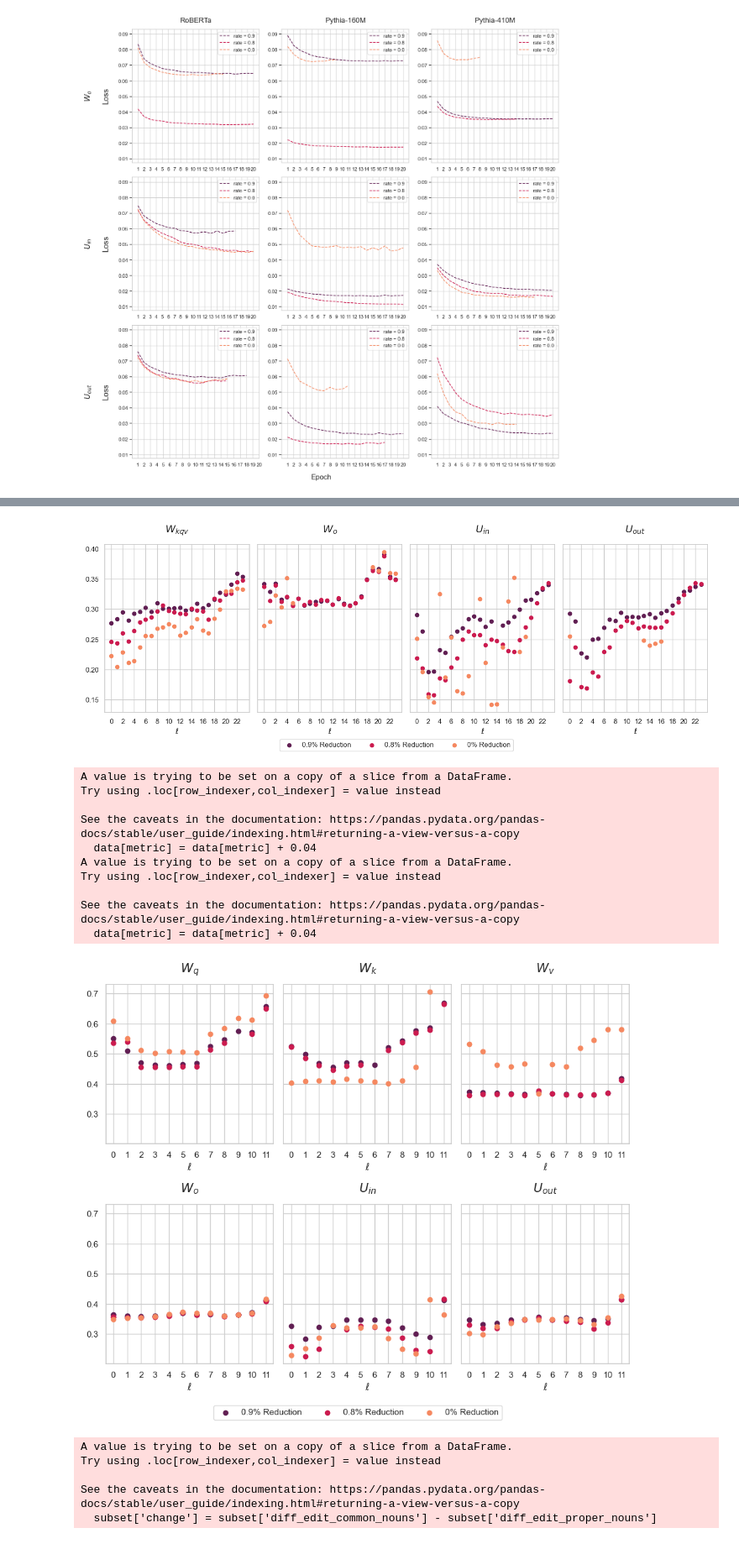
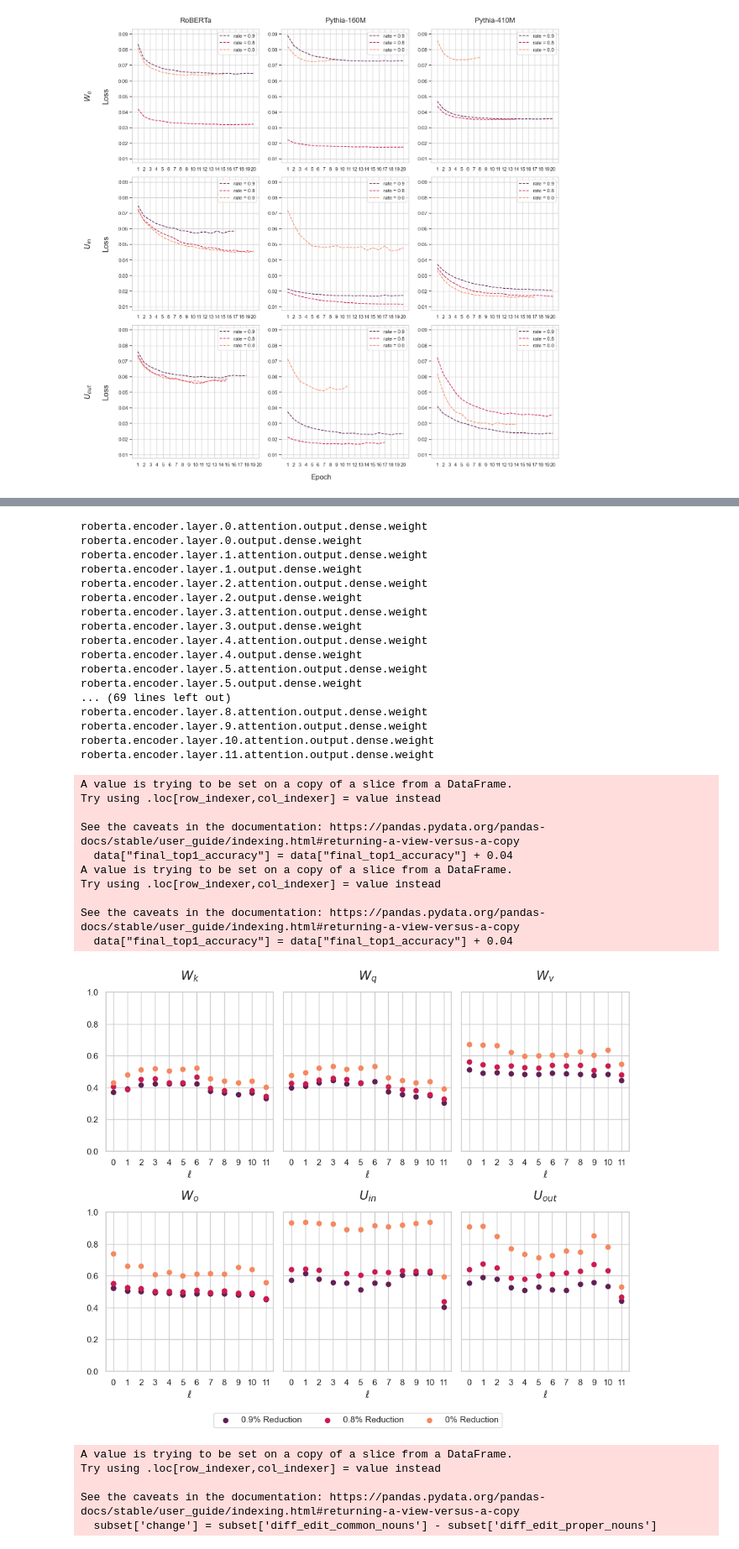
Before and after one commit to will-r-smith/STUDY, a Jupyter notebook: analysis.ipynb, the cells around one changed output, grey strips where cells are left out. Shown at 84% size. Saved outputs shown, nothing was run; the diff lists cells and outputs as text; code cells hidden in the pictures.

```diff
--- a/analysis.ipynb
+++ b/analysis.ipynb
@@ -148,6 +148,9 @@ def collect_data(model):
         lnum_ind = 3
     else:
         lnum_ind = 2
+
+    for p in df_none["parameter"]:
+        print(p)
 
     df_none["lnum"] = df_none["parameter"].apply(lambda param: int(param.split(".")[lnum_ind]))
     df_none["lname"] = df_none["parameter"].apply(lambda param: param.split(".")[lnum_ind+1] + "." + param.split(".")[lnum_ind+2] + "." + param.split(".")[lnum_ind+3])
@@ -707,7 +710,7 @@ for m in range(len(models)):
                         val = 60
                     elif d == 4:
                         val = 40
-            results[m, b, d] = val
+            results[m, b, d] = val /5
 
 block_labels = [f"$W_o$", f"$U_{{in}}$", f"$U_{{out}}$"]
 dep_labels = ["CN", "PN", "V", "MV", "ADJ", "ADV", "D", "C", "PREP", "PRO", "I", "N", "FW"]
@@ -750,7 +753,7 @@ for i in range(9):
         ax.yaxis.set_ticks_position('left')
         #ax.set_yticklabels([])
 
-    ax.set_ylim(-850, 300)
+    ax.set_ylim(-150, 100)
 
     """# Set a consistent y-axis limit
     if model_idx == 0:
@@ -818,9 +838,12 @@ blocks = {
 block_labels = [f"$W_{{kqv}}$", f"$W_o$", f"$U_{{in}}$", f"$U_{{out}}$", ]
 
 
-metric = 'correct_final_loss'
+metric = 'corrected_final_top1_accuracy'
 
 models = ["pythia160m", "pythia410m"]
+
+
+models = ["pythia410m"]
 
 for m in range(len(models)):
     df, df_none = collect_data(models[m])
@@ -839,8 +862,8 @@ for m in range(len(models)):
 
         for rate, color in zip([0.9, 0.8, 0], colors):
             if rate == 0 and 'edited' not in metric:
-                data = df_none[df_none['lname'] == block]
-                ax.scatter(data['lnum'], data[metric], label=f'{rate}% Reduction', color=color)
+                out = data[metric]
+                ax.scatter(data['lnum'], out, label=f'{rate}% Reduction', color=color)
             elif "edited" in metric and rate == 0:
                 ax.plot(data['lnum'], data["original_top1_accuracy"], label=f'{rate}% Reduction', color=colors[2], linestyle = "--", linewidth = 2)
             else:
@@ -868,6 +891,8 @@ for m in range(len(models)):
             ax.set_ylim(0, 1)
         else:
             ax.set_ylim(0, 0.2)"""
+
+        ax.set_ylim(0, 1)
 
         if b == 0:
             if metric == "final_top1_accuracy":
@@ -905,7 +930,7 @@ blocks = {
     'output.dense.weight': 5
 }
 
-block_labels = [f"$W_q$", f"$W_k$", f"$W_v$", f"$W_o$", f"$U_{{in}}$", f"$U_{{out}}$", f"$W_{{kqv}}$", f"$W_o$", f"$U_{{in}}$", f"$U_{{out}}$"]
+block_labels = [f"$W_k$", f"$W_q$", f"$W_v$", f"$W_o$", f"$U_{{in}}$", f"$U_{{out}}$", f"$W_{{kqv}}$", f"$W_o$", f"$U_{{in}}$", f"$U_{{out}}$"]
 
 models = ["roberta_base"]
 
@@ -931,8 +956,9 @@ for m in range(len(models)):
             if rate == 0 and 'edited' not in metric:
                 data = df_none[df_none['lname'] == block]
                 if b < 2:
-                    data[metric] = data[metric] + 0.04
-                ax.scatter(data['lnum'], data[metric], label=f'{rate}% Reduction', color=color)
+                    data["final_top1_accuracy"] = data["final_top1_accuracy"] + 0.04
+                out = data["final_top1_accuracy"] - 0.2
+                ax.scatter(data['lnum'], out, label=f'{rate}% Reduction', color=color)
             elif "edited" in metric and rate == 0:
                 ax.plot(data['lnum'], data["original_top1_accuracy"], label=f'{rate}% Reduction', color=colors[2], linestyle = "--", linewidth = 2)
             else:
@@ -962,6 +988,8 @@ for m in range(len(models)):
             ax.set_ylim(0, 0.2)
         """
 
+        ax.set_ylim(0, 1)
+
 
 
         if b == 0 or b == 3:
@@ -994,15 +1039,31 @@ for m in range(len(models)):
+roberta.encoder.layer.0.attention.output.dense.weight
+roberta.encoder.layer.0.output.dense.weight
+roberta.encoder.layer.1.attention.output.dense.weight
+roberta.encoder.layer.1.output.dense.weight
+roberta.encoder.layer.2.attention.output.dense.weight
+roberta.encoder.layer.2.output.dense.weight
+roberta.encoder.layer.3.attention.output.dense.weight
+roberta.encoder.layer.3.output.dense.weight
+roberta.encoder.layer.4.attention.output.dense.weight
+roberta.encoder.layer.4.output.dense.weight
+roberta.encoder.layer.5.attention.output.dense.weight
+roberta.encoder.layer.5.output.dense.weight
+... (69 lines left out)
+roberta.encoder.layer.8.attention.output.dense.weight
+roberta.encoder.layer.9.attention.output.dense.weight
+roberta.encoder.layer.10.attention.output.dense.weight
+roberta.encoder.layer.11.attention.output.dense.weight
+A value is trying to be set on a copy of a slice from a DataFrame.
+Try using .loc[row_indexer,col_indexer] = value instead
+
+See the caveats in the documentation: https://pandas.pydata.org/pandas-docs/stable/user_guide/indexing.html#returning-a-view-versus-a-copy
+  data["final_top1_accuracy"] = data["final_top1_accuracy"] + 0.04
+A value is trying to be set on a copy of a slice from a DataFrame.
+Try using .loc[row_indexer,col_indexer] = value instead
+
+See the caveats in the documentation: https://pandas.pydata.org/pandas-docs/stable/user_guide/indexing.html#returning-a-view-versus-a-copy
+  data["final_top1_accuracy"] = data["final_top1_accuracy"] + 0.04
-[figure, old version]
+[figure, new version]
-A value is trying to be set on a copy of a slice from a DataFrame.
-Try using .loc[row_indexer,col_indexer] = value instead
-
-See the caveats in the documentation: https://pandas.pydata.org/pandas-docs/stable/user_guide/indexing.html#returning-a-view-versus-a-copy
-  data[metric] = data[metric] + 0.04
-A value is trying to be set on a copy of a slice from a DataFrame.
-Try using .loc[row_indexer,col_indexer] = value instead
-
-See the caveats in the documentation: https://pandas.pydata.org/pandas-docs/stable/user_guide/indexing.html#returning-a-view-versus-a-copy
-  data[metric] = data[metric] + 0.04
-[figure, removed]
 # %%
 import matplotlib.pyplot as plt
 
```
Also changed, not shown: parts of 4 cells of this notebook.
